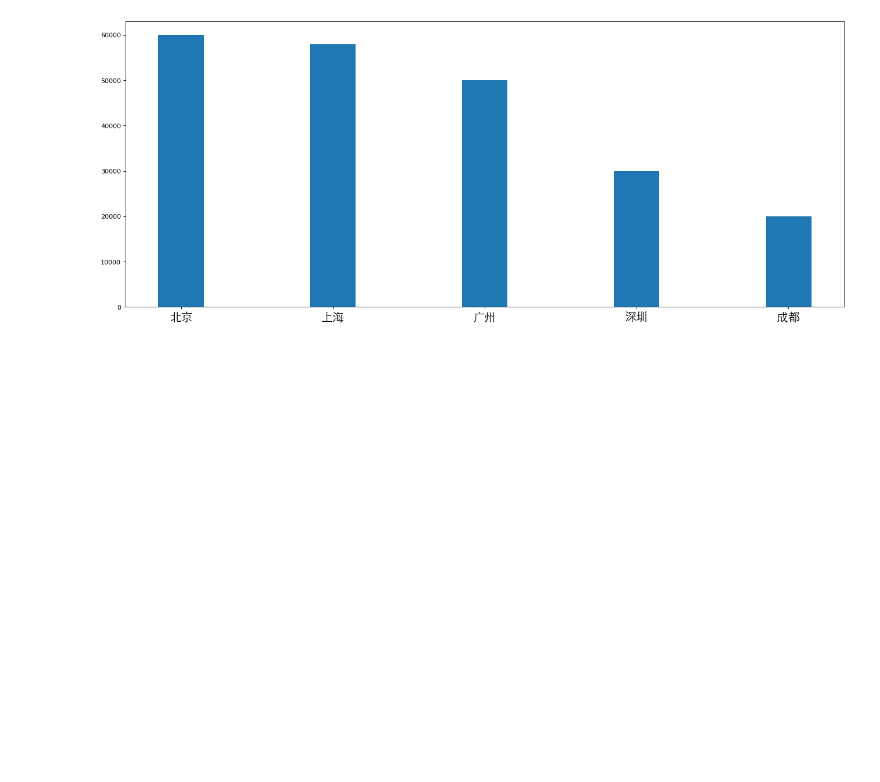
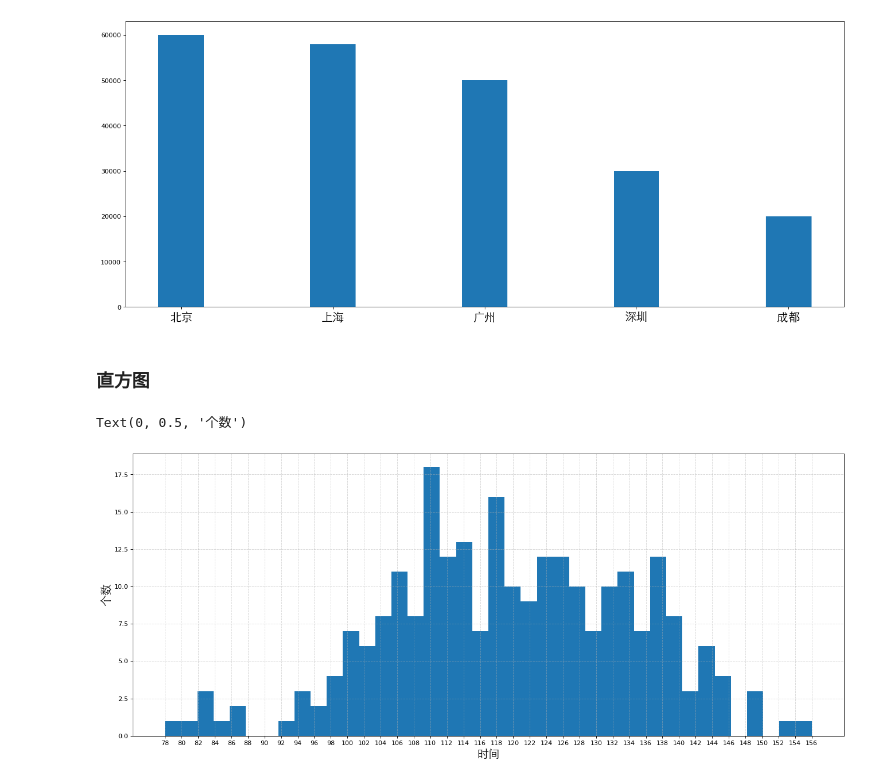
Before and after one commit to zhuzhuty/2025wd_python-, a Jupyter notebook: Day11/matplotlib学习.ipynb, the cells around one changed output. Cells and saved outputs as stored; diff of their text form; code cells hidden in the pictures; blank space fills up the shorter version.

```diff
--- a/Day11/matplotlib学习.ipynb
+++ b/Day11/matplotlib学习.ipynb
@@ -141,3 +141,46 @@ plt.xticks(range(len(a)),a,fontproperties=my_font)
   Text(3, 0, '深圳'),
   Text(4, 0, '成都')])
 [figure]
+# %% [markdown]
+### 直方图
+# %%
+time = [131, 98, 125, 131, 124, 139, 131, 117, 128, 108, 135, 138, 131, 102,
+107, 114,
+119, 128, 121, 142, 127, 130, 124, 101, 110, 116, 117, 110, 128, 128, 115,
+99,
+136, 126, 134, 95, 138, 117, 111,78, 132, 124, 113, 150, 110, 117, 86,
+95, 144,
+105, 126, 130,126, 130, 126, 116, 123, 106, 112, 138, 123, 86, 101, 99, 136,123,
+117, 119, 105, 137, 123, 128, 125, 104, 109, 134, 125, 127,105, 120, 107, 129,
+116,
+108, 132, 103, 136, 118, 102, 120, 114,105, 115, 132, 145, 119, 121, 112, 139,
+125,
+138, 109, 132, 134,156, 106, 117, 127, 144, 139, 139, 119, 140, 83, 110,
+102,123,
+107, 143, 115, 136, 118, 139, 123, 112, 118, 125, 109, 119, 133,112, 114, 122,
+109,
+106, 123, 116, 131, 127, 115, 118, 112, 135,115, 146, 137, 116, 103,
+144, 83, 123,
+111, 110, 111, 100, 154,136, 100, 118, 119, 133, 134, 106, 129, 126,
+110, 111, 109,
+141,120, 117, 106, 149, 122, 122, 110, 118, 127, 121, 114, 125, 126,114, 140, 103,
+130, 141, 117, 106, 114, 121, 114, 133, 137, 92,121, 112, 146, 97, 137,
+105, 98,
+117, 112, 81, 97, 139, 113,134, 106, 144, 110, 137, 137, 111, 104, 117,
+100, 111,
+101, 110,105, 129, 137, 112, 120, 113, 133, 112, 83, 94, 146, 133,
+101,131, 116,
+111, 84, 137, 115, 122, 106, 144, 109, 123, 116, 111,111, 133, 150]
+plt.figure(figsize=(20,8),dpi=80)
+
+distance=2
+group_num=(max(time)-min(time))//distance+1
+plt.hist(time,group_num)
+plt.xticks(range(min(time),max(time)+1,distance))
+
+plt.grid(linestyle='--',alpha=0.5)
+plt.xlabel('时间',fontproperties=my_font)
+plt.ylabel('个数',fontproperties=my_font)
+# %% [output]
+Text(0, 0.5, '个数')
+[figure, added]
```
Also changed, not shown: parts of 4 cells of this notebook, 2 other files.
